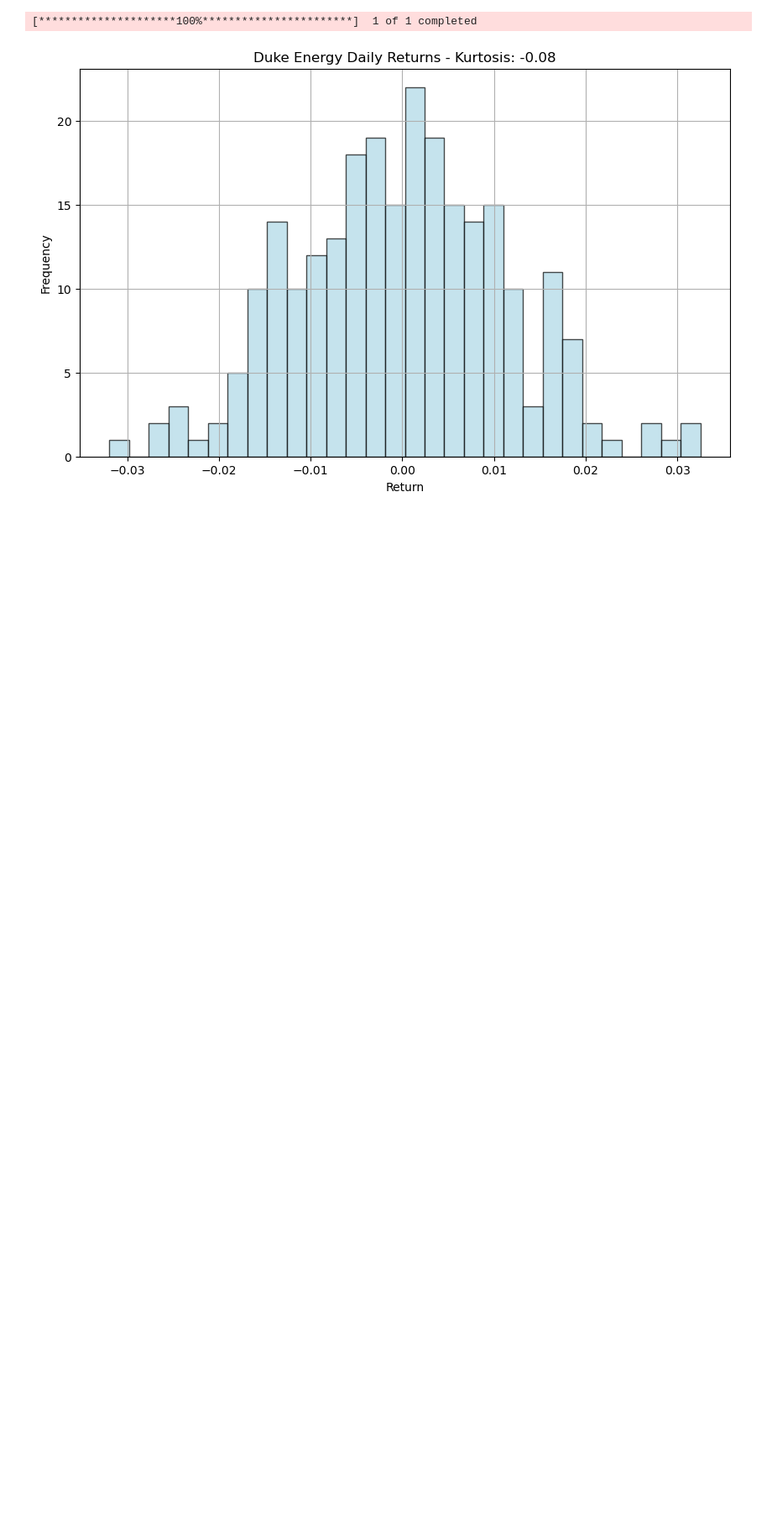
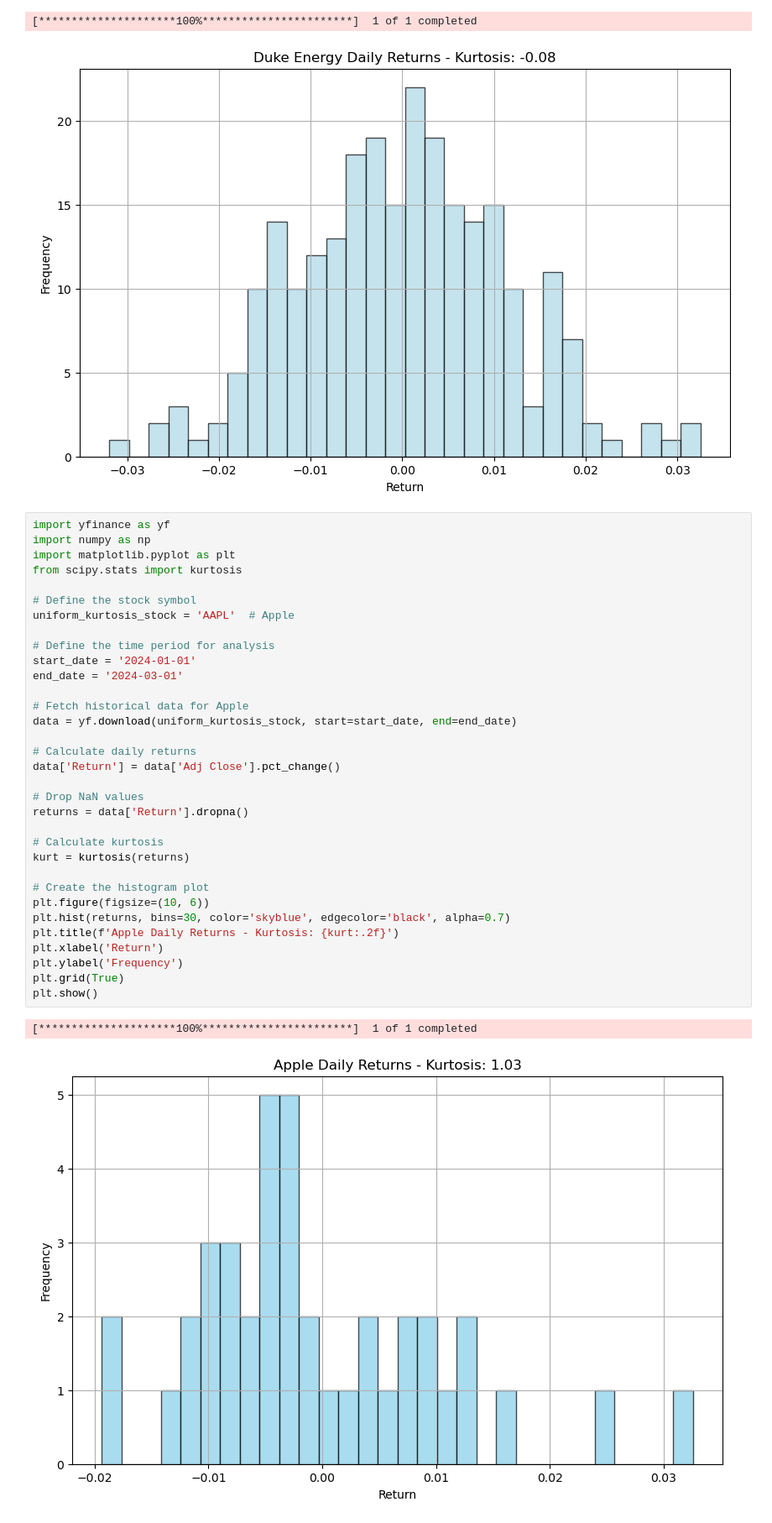
Before and after one commit to sahanajprakash/INFO6105, a Jupyter notebook: INFO6105_practice/Lecture_1_Statistical_Distributions.ipynb, the cells around one changed output. Shown: that part at 84% size. Drawn from its saved outputs; the diff is of its cells as text; blank space fills up the shorter version.

Commit message:
adding AAPL's kurtosis

```diff
--- a/INFO6105_practice/Lecture_1_Statistical_Distributions.ipynb
+++ b/INFO6105_practice/Lecture_1_Statistical_Distributions.ipynb
@@ -271,3 +289,39 @@ plt.show()
 # %% [output]
 [*********************100%***********************]  1 of 1 completed
 [figure]
+# %%
+import yfinance as yf
+import numpy as np
+import matplotlib.pyplot as plt
+from scipy.stats import kurtosis
+
+# Define the stock symbol
+uniform_kurtosis_stock = 'AAPL'  # Apple
+
+# Define the time period for analysis
+start_date = '2024-01-01'
+end_date = '2024-03-01'
+
+# Fetch historical data for Apple
+data = yf.download(uniform_kurtosis_stock, start=start_date, end=end_date)
+
+# Calculate daily returns
+data['Return'] = data['Adj Close'].pct_change()
+
+# Drop NaN values
+returns = data['Return'].dropna()
+
+# Calculate kurtosis
+kurt = kurtosis(returns)
+
+# Create the histogram plot
+plt.figure(figsize=(10, 6))
+plt.hist(returns, bins=30, color='skyblue', edgecolor='black', alpha=0.7)
+plt.title(f'Apple Daily Returns - Kurtosis: {kurt:.2f}')
+plt.xlabel('Return')
+plt.ylabel('Frequency')
+plt.grid(True)
+plt.show()
+# %% [output]
+[*********************100%***********************]  1 of 1 completed
+[figure, added]
```
Also changed, not shown: parts of 2 cells of this notebook.
